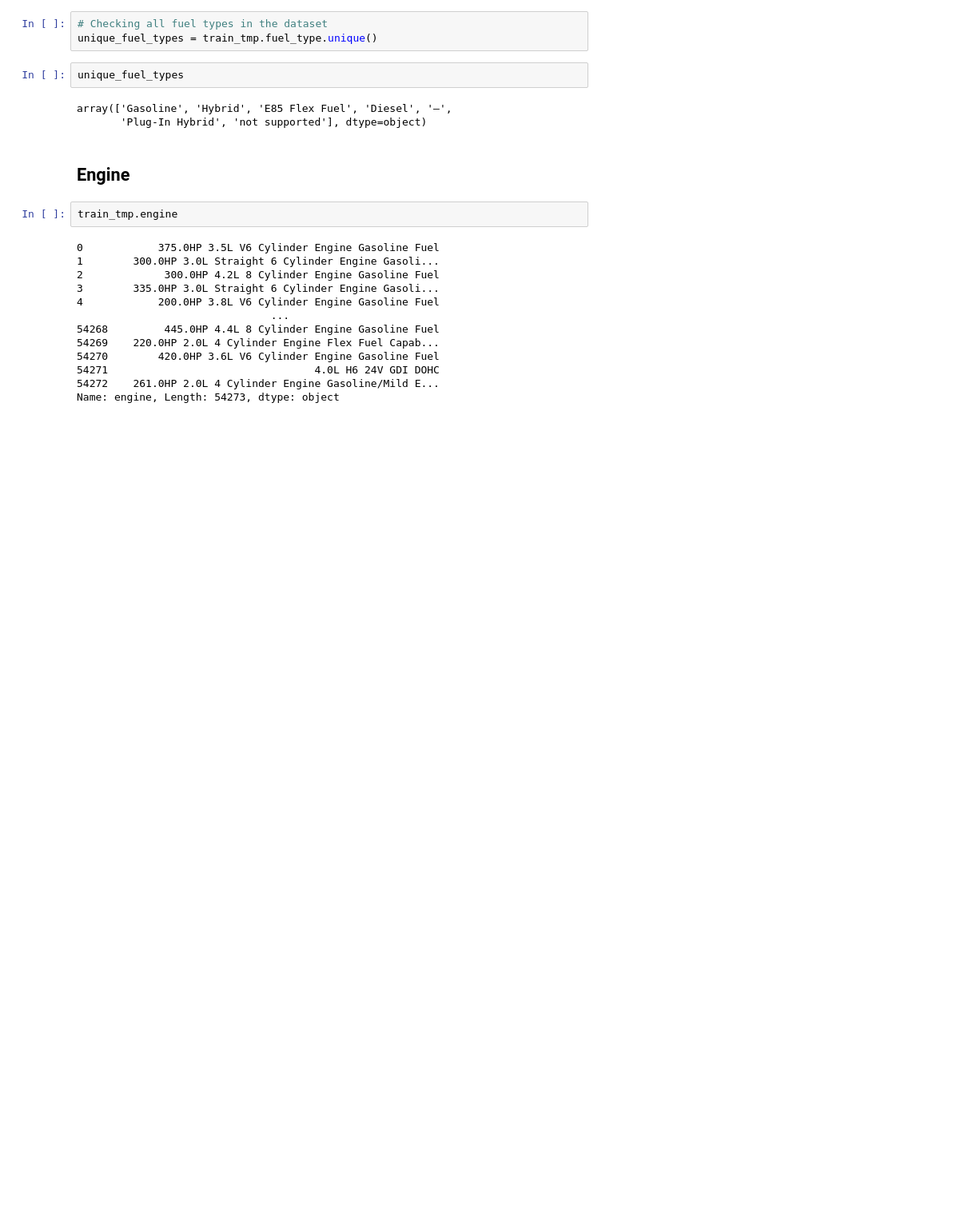
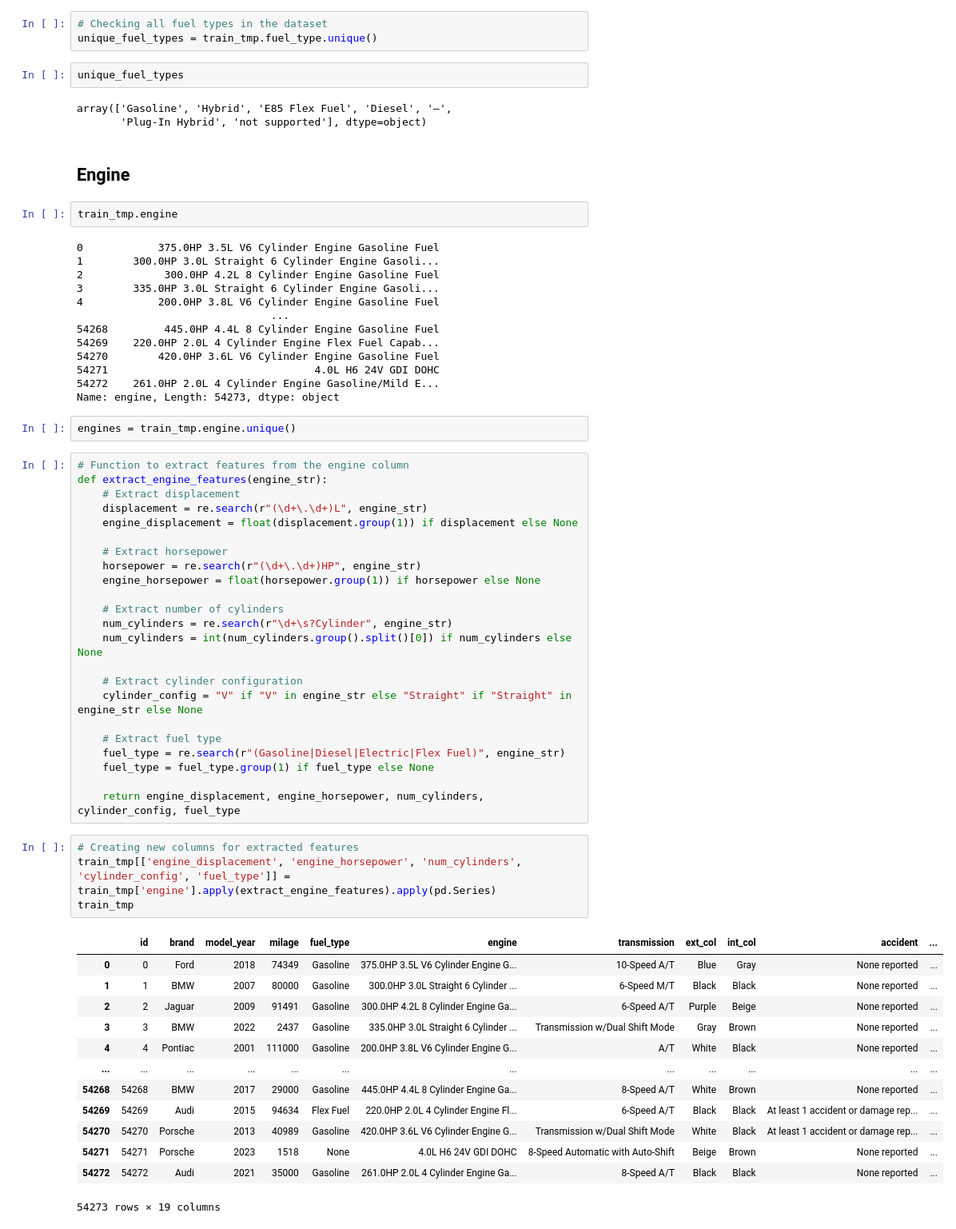
Before and after one commit to othnielche/KaggleX-Skill-Assessment-Challenge-2024, a Jupyter notebook: KaggleX-Skill-Assessment-Challenge-2024.ipynb, the cells around one changed output. Shown: that part at 80% size. Drawn from its saved outputs; the diff is of its cells as text; blank space fills up the shorter version.

Commit message:
Extract Features from both engine and transmission

```diff
--- a/KaggleX-Skill-Assessment-Challenge-2024.ipynb
+++ b/KaggleX-Skill-Assessment-Challenge-2024.ipynb
@@ -274,3 +275,46 @@ train_tmp.engine
 54271                                 4.0L H6 24V GDI DOHC
 54272    261.0HP 2.0L 4 Cylinder Engine Gasoline/Mild E...
 Name: engine, Length: 54273, dtype: object
+# %%
+engines = train_tmp.engine.unique()
+# %%
+# Function to extract features from the engine column
+def extract_engine_features(engine_str):
+    # Extract displacement
+    displacement = re.search(r"(\d+\.\d+)L", engine_str)
+    engine_displacement = float(displacement.group(1)) if displacement else None
+
+    # Extract horsepower
+    horsepower = re.search(r"(\d+\.\d+)HP", engine_str)
+    engine_horsepower = float(horsepower.group(1)) if horsepower else None
+
+    # Extract number of cylinders
+    num_cylinders = re.search(r"\d+\s?Cylinder", engine_str)
+    num_cylinders = int(num_cylinders.group().split()[0]) if num_cylinders else None
+
+    # Extract cylinder configuration
+    cylinder_config = "V" if "V" in engine_str else "Straight" if "Straight" in engine_str else None
+
+    # Extract fuel type
+    fuel_type = re.search(r"(Gasoline|Diesel|Electric|Flex Fuel)", engine_str)
+    fuel_type = fuel_type.group(1) if fuel_type else None
+
+    return engine_displacement, engine_horsepower, num_cylinders, cylinder_config, fuel_type
+# %%
+# Creating new columns for extracted features
+train_tmp[['engine_displacement', 'engine_horsepower', 'num_cylinders', 'cylinder_config', 'fuel_type']] = train_tmp['engine'].apply(extract_engine_features).apply(pd.Series)
+train_tmp
+# %% [output]
+|  | id | brand | model_year | milage | fuel_type | engine | transmission | ext_col | int_col | accident | ... |
+| 0 | 0 | Ford | 2018 | 74349 | Gasoline | 375.0HP 3.5L V6 Cylinder Engine G... | 10-Speed A/T | Blue | Gray | None reported | ... |
+| 1 | 1 | BMW | 2007 | 80000 | Gasoline | 300.0HP 3.0L Straight 6 Cylinder ... | 6-Speed M/T | Black | Black | None reported | ... |
+| 2 | 2 | Jaguar | 2009 | 91491 | Gasoline | 300.0HP 4.2L 8 Cylinder Engine Ga... | 6-Speed A/T | Purple | Beige | None reported | ... |
+| 3 | 3 | BMW | 2022 | 2437 | Gasoline | 335.0HP 3.0L Straight 6 Cylinder ... | Transmission w/Dual Shift Mode | Gray | Brown | None reported | ... |
+| 4 | 4 | Pontiac | 2001 | 111000 | Gasoline | 200.0HP 3.8L V6 Cylinder Engine G... | A/T | White | Black | None reported | ... |
+| ... | ... | ... | ... | ... | ... | ... | ... | ... | ... | ... | ... |
+| 54268 | 54268 | BMW | 2017 | 29000 | Gasoline | 445.0HP 4.4L 8 Cylinder Engine Ga... | 8-Speed A/T | White | Brown | None reported | ... |
+| 54269 | 54269 | Audi | 2015 | 94634 | Flex Fuel | 220.0HP 2.0L 4 Cylinder Engine Fl... | 6-Speed A/T | Black | Black | At least 1 accident or damage rep... | ... |
+| 54270 | 54270 | Porsche | 2013 | 40989 | Gasoline | 420.0HP 3.6L V6 Cylinder Engine G... | Transmission w/Dual Shift Mode | White | Black | At least 1 accident or damage rep... | ... |
+| 54271 | 54271 | Porsche | 2023 | 1518 | None | 4.0L H6 24V GDI DOHC | 8-Speed Automatic with Auto-Shift | Beige | Brown | None reported | ... |
+| 54272 | 54272 | Audi | 2021 | 35000 | Gasoline | 261.0HP 2.0L 4 Cylinder Engine Ga... | 8-Speed A/T | Black | Black | None reported | ... |
+54273 rows × 19 columns
```
Also changed, not shown: parts of 13 cells of this notebook.
